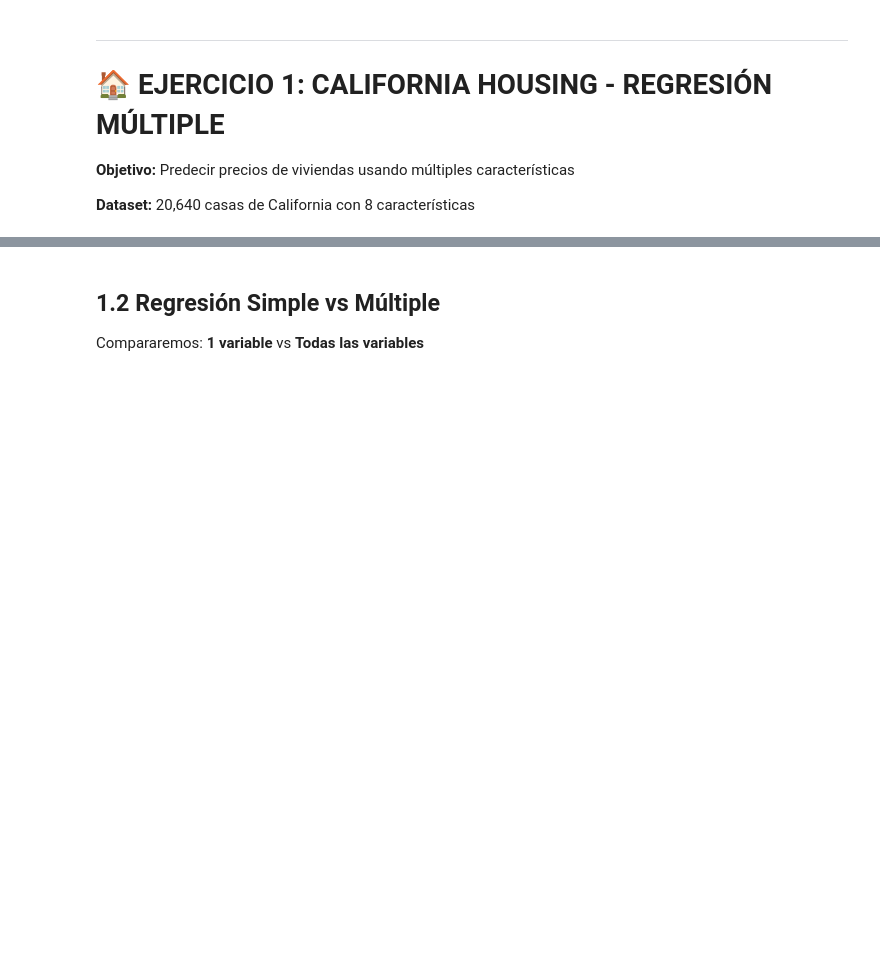
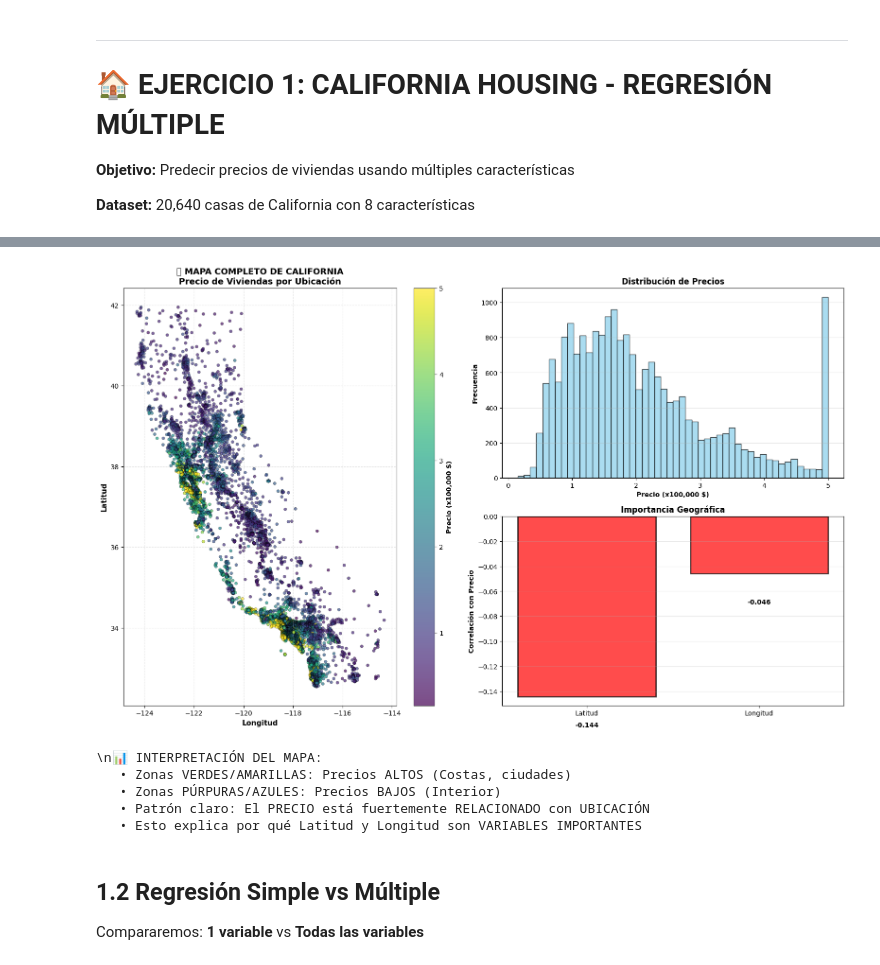
Before and after one commit to jafprofesor/IFCD093PO, a Jupyter notebook: 02RE_modelos_multiples_parametros.ipynb, the cells around one changed output, grey strips where cells are left out. Saved outputs shown, nothing was run; the diff lists cells and outputs as text; code cells hidden in the pictures; blank space fills up the shorter version.

```diff
--- a/02RE_modelos_multiples_parametros.ipynb
+++ b/02RE_modelos_multiples_parametros.ipynb
@@ -119,0 +219,20 @@ for feat, corr in corr_target.items():
+# %%
+# Análisis regional detallado
+
+print('\\n' + '='*70)
+print('ANÁLISIS REGIONAL DE PRECIOS')
+print('='*70)
+
+# Identificar regiones
+df_california['region'] = 'Centro'
+df_california.loc[df_california['Latitude'] > 39, 'region'] = 'Norte'
+df_california.loc[df_california['Latitude'] < 35.5, 'region'] = 'Sur'
+df_california.loc[df_california['Longitude'] < -120, 'region'] = 'Interior'
+
+print('\\n🗺️ ESTADÍSTICAS POR REGIÓN:')
+for region in df_california['region'].unique():
+    datos_region = df_california[df_california['region'] == region]
+    print(f'\\n   {region}:')
+    print(f'      Casas: {len(datos_region)}')
+    print(f'      Precio promedio: ${datos_region["MedHouseVal"].mean()*100000:,.0f}')
+    print(f'      Precio rango: ${datos_region["MedHouseVal"].min()*100000:,.0f} - ${datos_region["MedHouseVal"].max()*100000:,.0f}')
@@ -120,3 +256,63 @@ for feat, corr in corr_target.items():
+# %%
+# Mapa más detallado con anotaciones
+
+fig = plt.figure(figsize=(16, 10))
+
+# Mapa principal grande
+ax_main = plt.subplot(2, 2, (1, 3))
+scatter_main = ax_main.scatter(df_california['Longitude'], df_california['Latitude'],
+                                c=df_california['MedHouseVal'], cmap='viridis',
+                                s=20, alpha=0.7, edgecolors='black', linewidth=0.3)
+ax_main.set_xlabel('Longitud', fontweight='bold', fontsize=11)
+ax_main.set_ylabel('Latitud', fontweight='bold', fontsize=11)
+ax_main.set_title('🗺️ MAPA COMPLETO DE CALIFORNIA\nPrecio de Viviendas por Ubicación',
+                   fontweight='bold', fontsize=13)
+ax_main.grid(True, alpha=0.3, linestyle='--')
+
+cbar_main = plt.colorbar(scatter_main, ax=ax_main)
+cbar_main.set_label('Precio (x100,000 $)', fontweight='bold')
+
+# Histograma de precios
+ax_hist = plt.subplot(2, 2, 2)
+ax_hist.hist(df_california['MedHouseVal'], bins=50, color='skyblue', edgecolor='black', alpha=0.7)
+ax_hist.set_xlabel('Precio (x100,000 $)', fontweight='bold')
+ax_hist.set_ylabel('Frecuencia', fontweight='bold')
+ax_hist.set_title('Distribución de Precios', fontweight='bold')
+ax_hist.grid(True, alpha=0.3, axis='y')
+
+# Correlación Latitud/Longitud con Precio
+ax_corr = plt.subplot(2, 2, 4)
+corr_geo_vals = [
+    df_california['Latitude'].corr(df_california['MedHouseVal']),
+    df_california['Longitude'].corr(df_california['MedHouseVal'])
+]
+colors_geo = ['green' if x > 0 else 'red' for x in corr_geo_vals]
+ax_corr.bar(['Latitud', 'Longitud'], corr_geo_vals, color=colors_geo, alpha=0.7, edgecolor='black', linewidth=2)
+ax_corr.set_ylabel('Correlación con Precio', fontweight='bold')
+ax_corr.set_title('Importancia Geográfica', fontweight='bold')
+ax_corr.axhline(y=0, color='black', linestyle='-', linewidth=1)
+ax_corr.grid(True, alpha=0.3, axis='y')
+
+# Añadir valores en barras
+for i, v in enumerate(corr_geo_vals):
+    ax_corr.text(i, v + 0.02 if v > 0 else v - 0.02, f'{v:.3f}',
+                ha='center', va='bottom' if v > 0 else 'top', fontweight='bold')
+
+plt.tight_layout()
+plt.show()
+
+print('\\n📊 INTERPRETACIÓN DEL MAPA:')
+print('   • Zonas VERDES/AMARILLAS: Precios ALTOS (Costas, ciudades)')
+print('   • Zonas PÚRPURAS/AZULES: Precios BAJOS (Interior)')
+print('   • Patrón claro: El PRECIO está fuertemente RELACIONADO con UBICACIÓN')
+print('   • Esto explica por qué Latitud y Longitud son VARIABLES IMPORTANTES')
+# %% [output]
+[figure, added]
+\n📊 INTERPRETACIÓN DEL MAPA:
+   • Zonas VERDES/AMARILLAS: Precios ALTOS (Costas, ciudades)
+   • Zonas PÚRPURAS/AZULES: Precios BAJOS (Interior)
+   • Patrón claro: El PRECIO está fuertemente RELACIONADO con UBICACIÓN
+   • Esto explica por qué Latitud y Longitud son VARIABLES IMPORTANTES
 # %% [markdown]
 ## 1.2 Regresión Simple vs Múltiple
 
```
Also changed, not shown: parts of 22 cells of this notebook.
